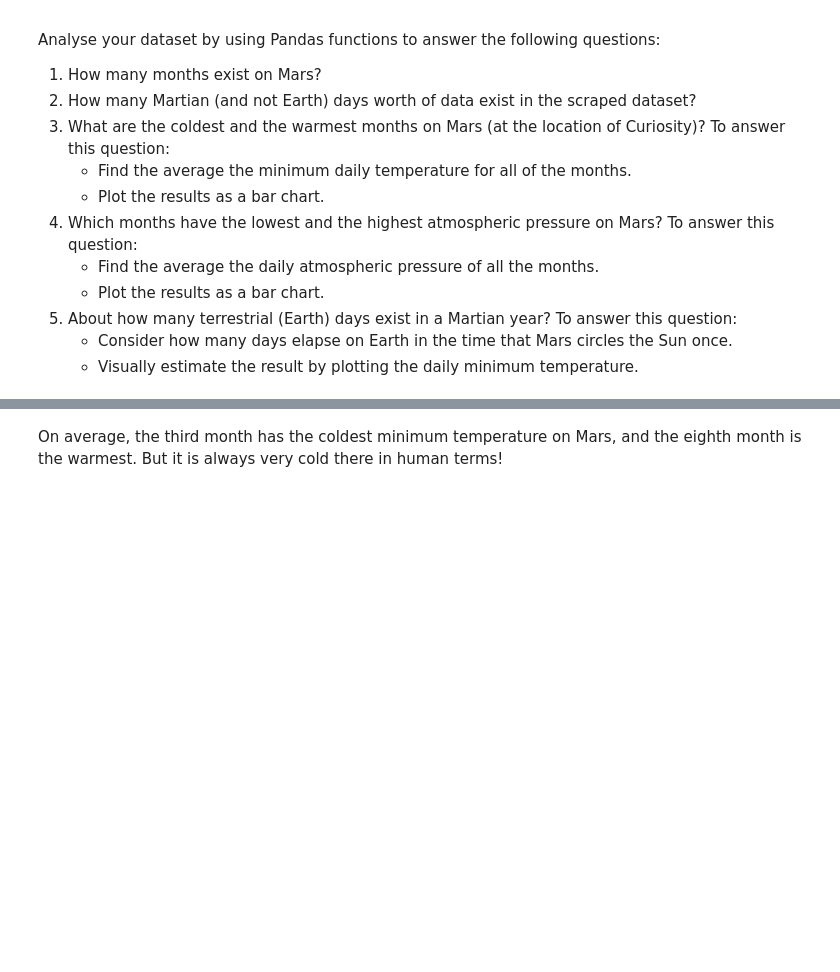
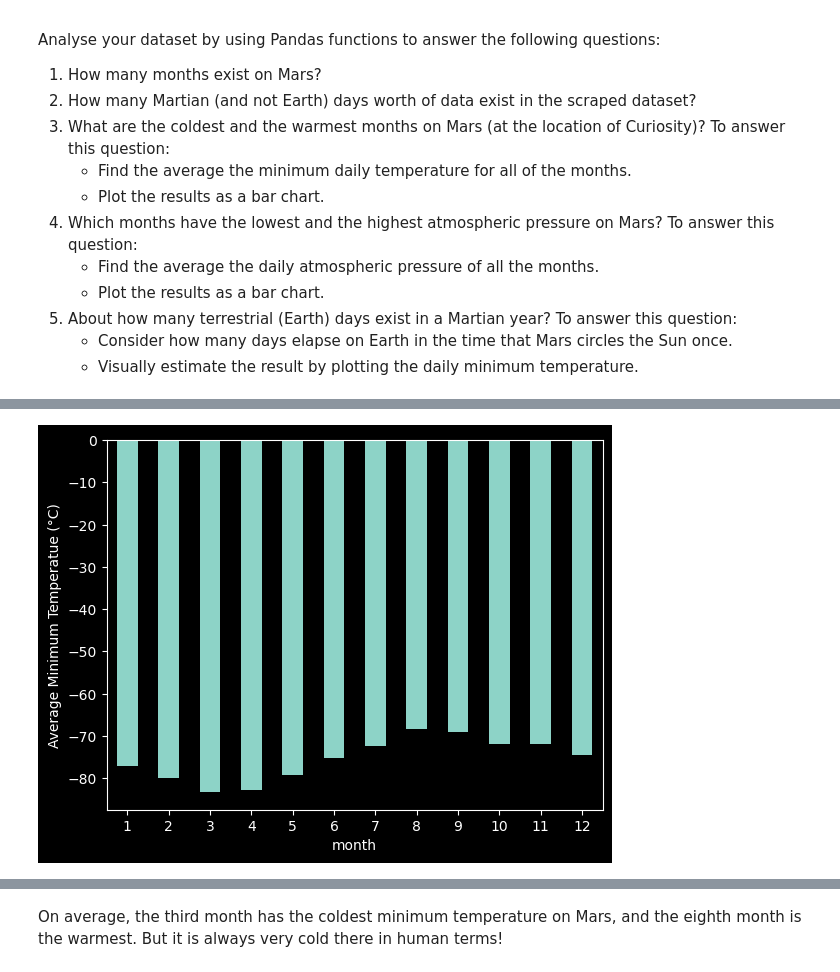
Before and after one commit to horsewell/web-scraping-challenge, a Jupyter notebook: part_2_mars_weather.ipynb, the cells around one changed output, grey strips where cells are left out. Saved outputs shown, nothing was run; the diff lists cells and outputs as text; code cells hidden in the pictures; blank space fills up the shorter version.

```diff
--- a/part_2_mars_weather.ipynb
+++ b/part_2_mars_weather.ipynb
@@ -112,8 +162,10 @@ avg_low_temp.head()
 # %%
 # Plot the average temperature by month
 avg_temp_chart = avg_low_temp.plot(kind='bar', y='min_temp', rot=0)
-plt.ylabel('Average Minimum Temperatue in Celsius')
+plt.ylabel('Average Minimum Temperatue (°C)')
 plt.show()
+# %% [output]
+[figure, added]
 # %%
 # Identify the coldest and hottest months in Curiosity's location
 avg_hot_cold = avg_low_temp.sort_values(ascending=True)
```
Also changed, not shown: parts of 10 cells of this notebook.
